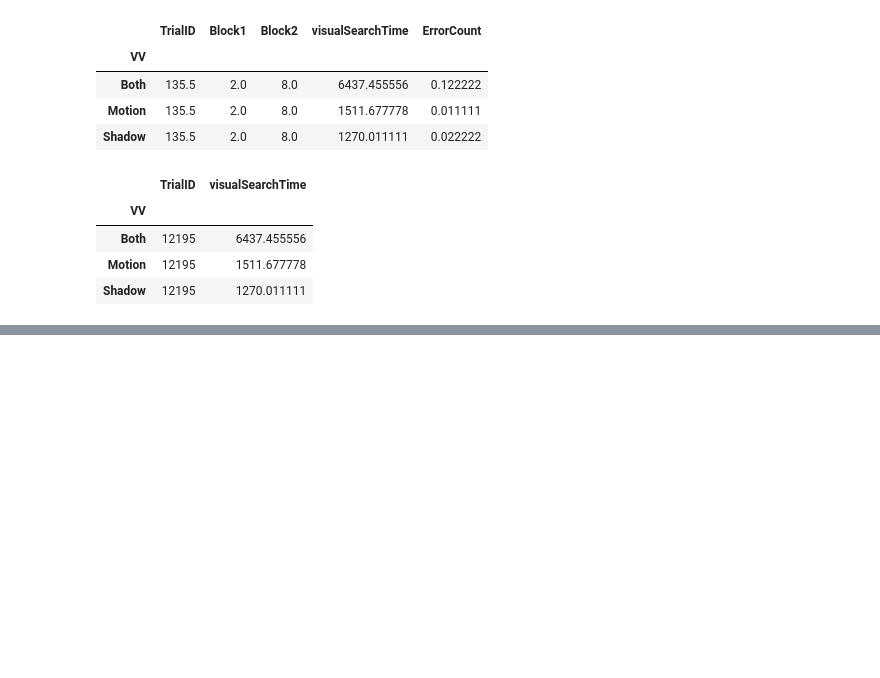
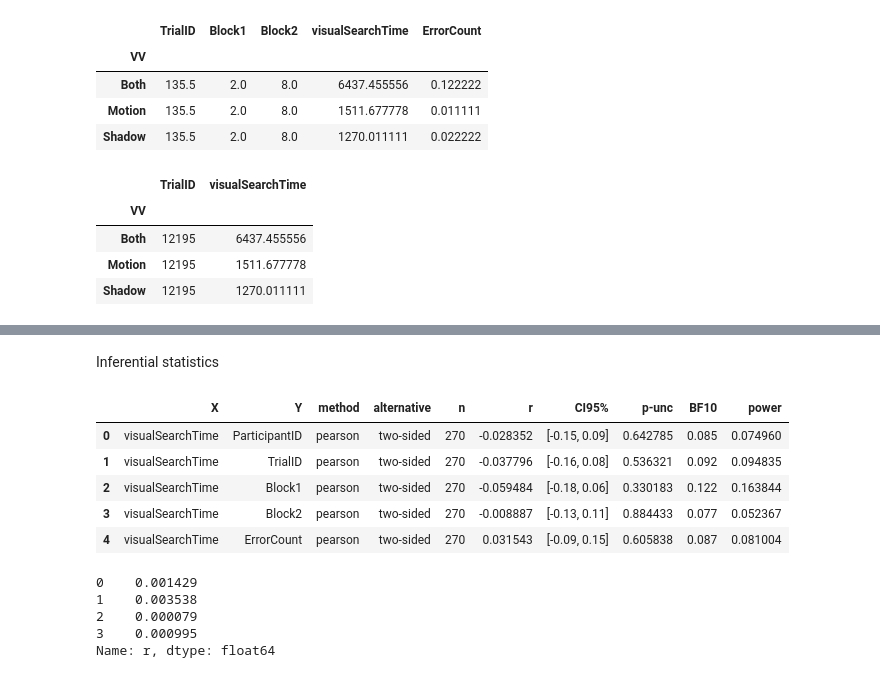
Before and after one commit to Compaagnie/ExperimentalDesign, a Jupyter notebook: Statistical_Analisys.ipynb, the cells around one changed output, grey strips where cells are left out. Drawn from its saved outputs; the diff is of its cells as text; code cells hidden in the pictures; blank space fills up the shorter version.

```diff
--- a/Statistical_Analisys.ipynb
+++ b/Statistical_Analisys.ipynb
@@ -96,0 +187,22 @@ data.groupby('VV').aggregate({'TrialID': 'sum', 'visualSearchTime': 'mean'})
+# %% [markdown]
+Inferential statistics
+# %%
+# Not sure why this is using all columns except VV?
+correlation_table = pg.pairwise_corr(data, columns=['VV','visualSearchTime'])
+correlation_table
+# %% [output]
+|  | X | Y | method | alternative | n | r | CI95% | p-unc | BF10 | power |
+| 0 | visualSearchTime | ParticipantID | pearson | two-sided | 270 | -0.028352 | [-0.15, 0.09] | 0.642785 | 0.085 | 0.074960 |
+| 1 | visualSearchTime | TrialID | pearson | two-sided | 270 | -0.037796 | [-0.16, 0.08] | 0.536321 | 0.092 | 0.094835 |
+| 2 | visualSearchTime | Block1 | pearson | two-sided | 270 | -0.059484 | [-0.18, 0.06] | 0.330183 | 0.122 | 0.163844 |
+| 3 | visualSearchTime | Block2 | pearson | two-sided | 270 | -0.008887 | [-0.13, 0.11] | 0.884433 | 0.077 | 0.052367 |
+| 4 | visualSearchTime | ErrorCount | pearson | two-sided | 270 | 0.031543 | [-0.09, 0.15] | 0.605838 | 0.087 | 0.081004 |
+# %%
+r2 = correlation_table['r'] * correlation_table['r']
+r2
+# %% [output]
+0    0.001429
+1    0.003538
+2    0.000079
+3    0.000995
+Name: r, dtype: float64
```
Also changed, not shown: parts of 12 cells of this notebook.
